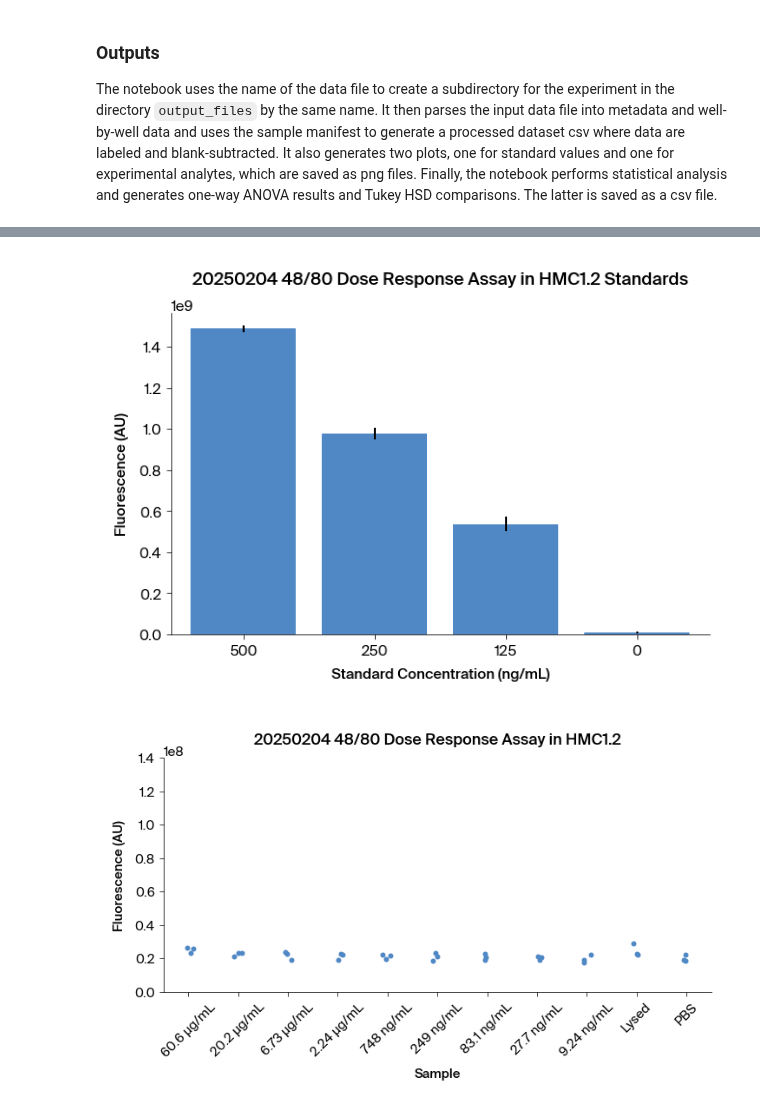
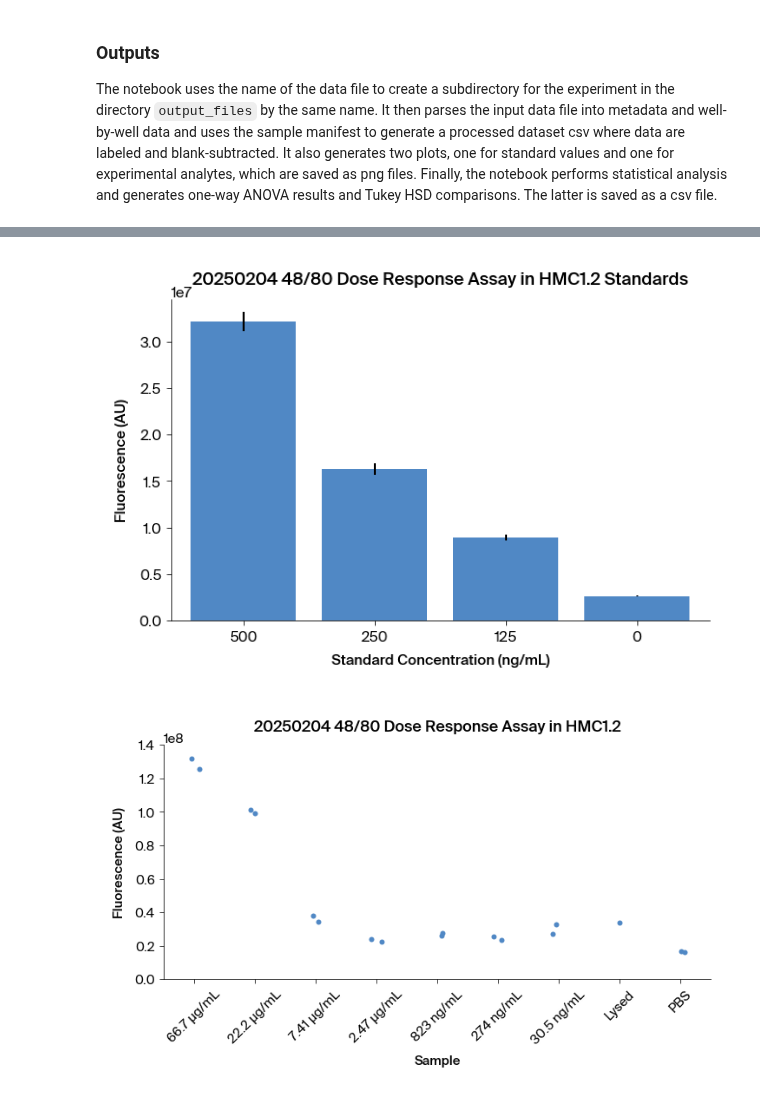
Before and after one commit to Arcadia-Science/2025-hex-assay-analysis, a Jupyter notebook: analysis_notebooks/hex_assay_analysis_main.ipynb, the cells around one changed output, grey strips where cells are left out. Drawn from its saved outputs; the diff is of its cells as text; code cells hidden in the pictures.

```diff
--- a/analysis_notebooks/hex_assay_analysis_main.ipynb
+++ b/analysis_notebooks/hex_assay_analysis_main.ipynb
@@ -22,9 +22,9 @@ import seaborn as sns
 # %%
 # Parameterization.
 
-data_filename = "../data_files/20250204_hex_assay.csv"  # enter raw data file name here.
+data_filename = "../data_files/20250205_2_hex_assay.csv"  # enter raw data file name here.
 manifest_filename = (
-    "../data_files/20250204_hex_manifest.csv"  # enter sample manifest file name here.
+    "../data_files/20250205_2_hex_manifest.csv"  # enter sample manifest file name here.
 )
 
 # The blank value should match the label of blank wells.
@@ -233,32 +233,33 @@ plt.title(experiment_name + " Standards")
 plt.savefig(output_filename + "_standards.png", transparent=False)
 plt.show()
 # %% [output]
-[figure, old version]
+[figure, new version]
 # %%
 columns = labeled_df.columns.tolist()
 sample_columns = [col for col in columns if col not in standards and col != blank]
 
 samples = labeled_df[sample_columns]
-samples_filtered = labeled_df[sample_columns]
-samples_long = samples_filtered.melt(var_name="Sample", value_name="Fluorescence")
+samples_long = samples.melt(var_name="Sample", value_name="Fluorescence")
+
+# sample_order = ["48/80", "Substance P", "PAMP9-20", "5-HT", "SLIGRL", "Cq", "beta-Ala", "HA", "PBS"]
 
 plt.figure(figsize=(10, 6))
 
 sns.stripplot(data=samples_long, x="Sample", y="Fluorescence", jitter=True, size=6)
+# sns.stripplot(data=samples_long, x="Sample", y="Fluorescence", jitter=True, size=6, order = sample_order)
 
 plt.ylabel("Fluorescence (AU)")
 plt.title(experiment_name)
 
 plt.xticks(rotation=45)
 plt.tight_layout()
 
 plt.ylim(0, 1.4e8)
 
-# Save figure
 plt.savefig(output_filename + "_samples.png", transparent=False)
 plt.show()
 # %% [output]
-[figure, old version]
+[figure, new version]
 # %%
 # Data must be reshaped for statistical analysis.
 samples_melt = samples.melt(var_name="Treatment", value_name="Concentration")
```
Also changed, not shown: parts of 11 cells of this notebook, 1 other file.
